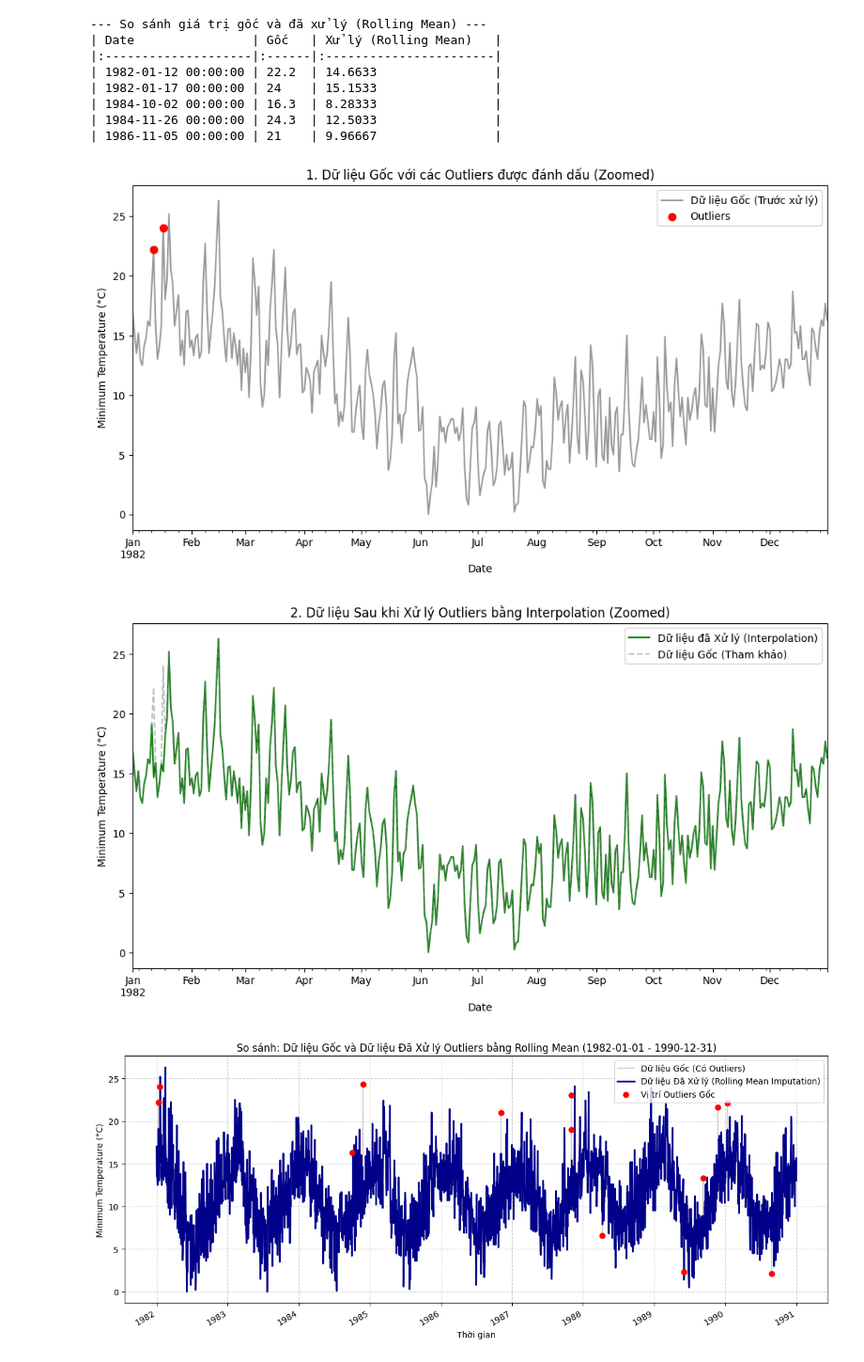
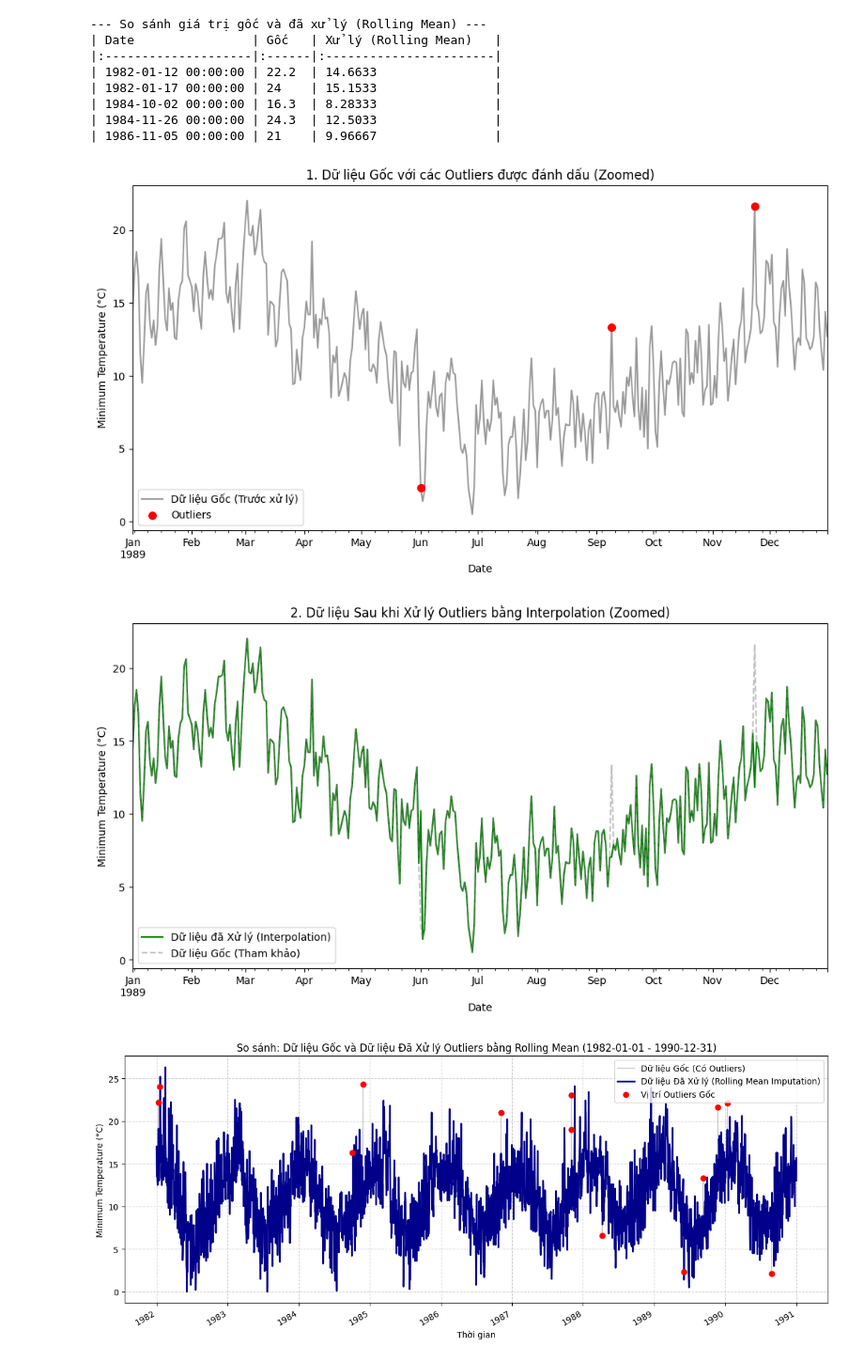
Before and after one commit to 208dongpha/Time-Series, a Jupyter notebook: chapter2/chap2.ipynb, the cells around one changed output. Shown at 94% size. Cells and saved outputs as stored; diff of their text form; code cells hidden in the pictures.

```diff
--- a/chapter2/chap2.ipynb
+++ b/chapter2/chap2.ipynb
@@ -284,38 +326,38 @@ print(df_comparison.to_markdown(numalign="left", stralign="left"))
 | 1984-11-26 00:00:00 | 24.3  | 12.5033                |
 | 1986-11-05 00:00:00 | 21    | 9.96667                |
 # %%
-start = '1982-01-01'
-end = '1982-12-31'
+start = '1989-01-01'
+end = '1989-12-31'
 
 
 # Plot 1: Dữ liệu Gốc (TRƯỚC khi xử lý)
 plt.figure(figsize=(12, 6))
 # Plot the original data
 df_series.loc[start:end].plot(label='Dữ liệu Gốc (Trước xử lý)', alpha=0.8, color='grey')
 # Mark the outliers
 plt.scatter(outliers_rolling_z.loc[start:end].index,
             outliers_rolling_z.loc[start:end].values,
             color='red', marker='o', s=50, zorder=5, label='Outliers')
 
 plt.title('1. Dữ liệu Gốc với các Outliers được đánh dấu (Zoomed)')
 plt.ylabel('Minimum Temperature (°C)')
 plt.legend()
 plt.show()
 
 #Plot 2: Dữ liệu đã Xử lý (SAU khi xử lý)
 plt.figure(figsize=(12, 6))
 # Plot the processed data
 df_series_treated_mean.loc[start:end].plot(label='Dữ liệu đã Xử lý (Interpolation)', color='green', linewidth=1.5)
 # Optional: Plot original data faded out for better visual comparison
 df_series.loc[start:end].plot(label='Dữ liệu Gốc (Tham khảo)', color='gray', linestyle='--', alpha=0.5)
 
 plt.title('2. Dữ liệu Sau khi Xử lý Outliers bằng Interpolation (Zoomed)')
 plt.ylabel('Minimum Temperature (°C)')
 plt.legend()
 plt.show()
 # %% [output]
-[figure, old version]
+[figure, new version]
-[figure, old version]
+[figure, new version]
 # %%
 
 # Xác định vùng zoom (nên zoom vào một khu vực có outliers để so sánh rõ hơn)
```
Also changed, not shown: parts of 1 cell of this notebook.
